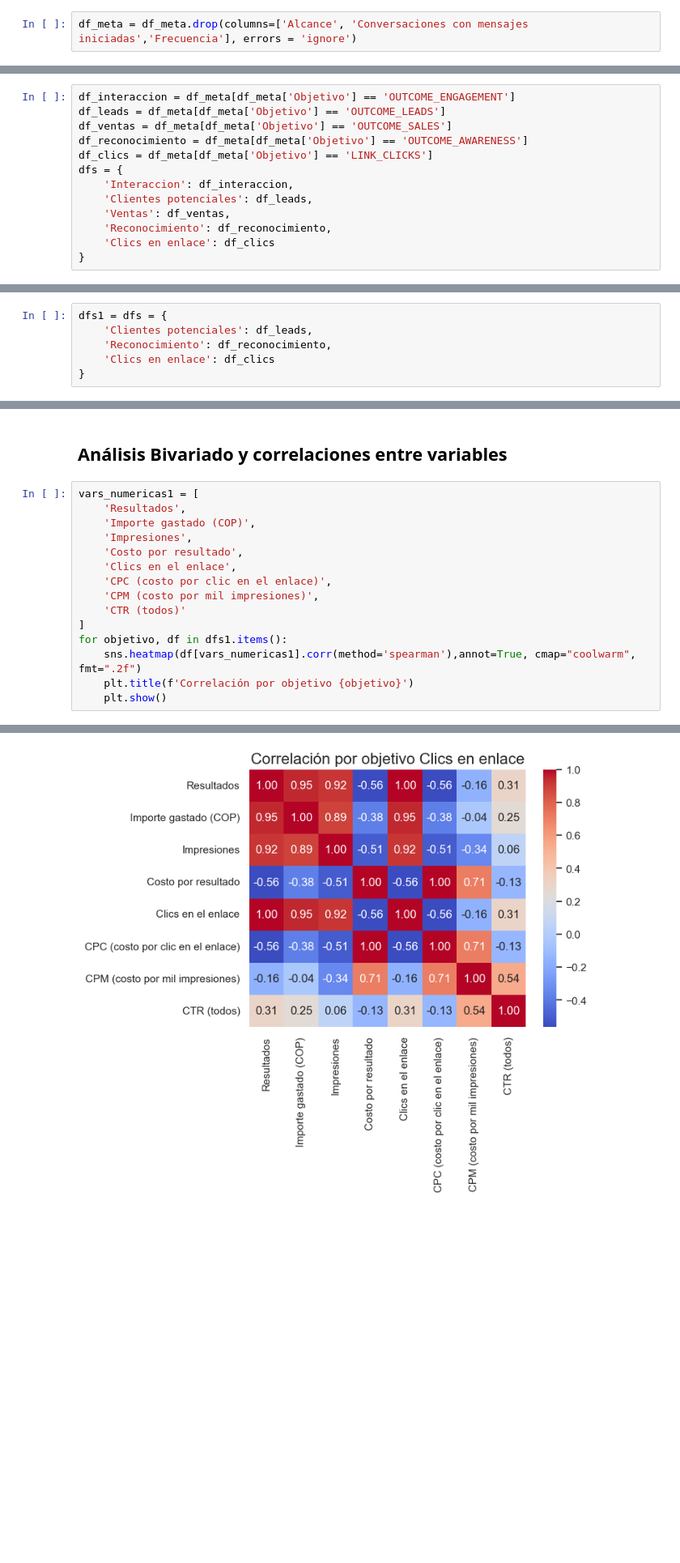
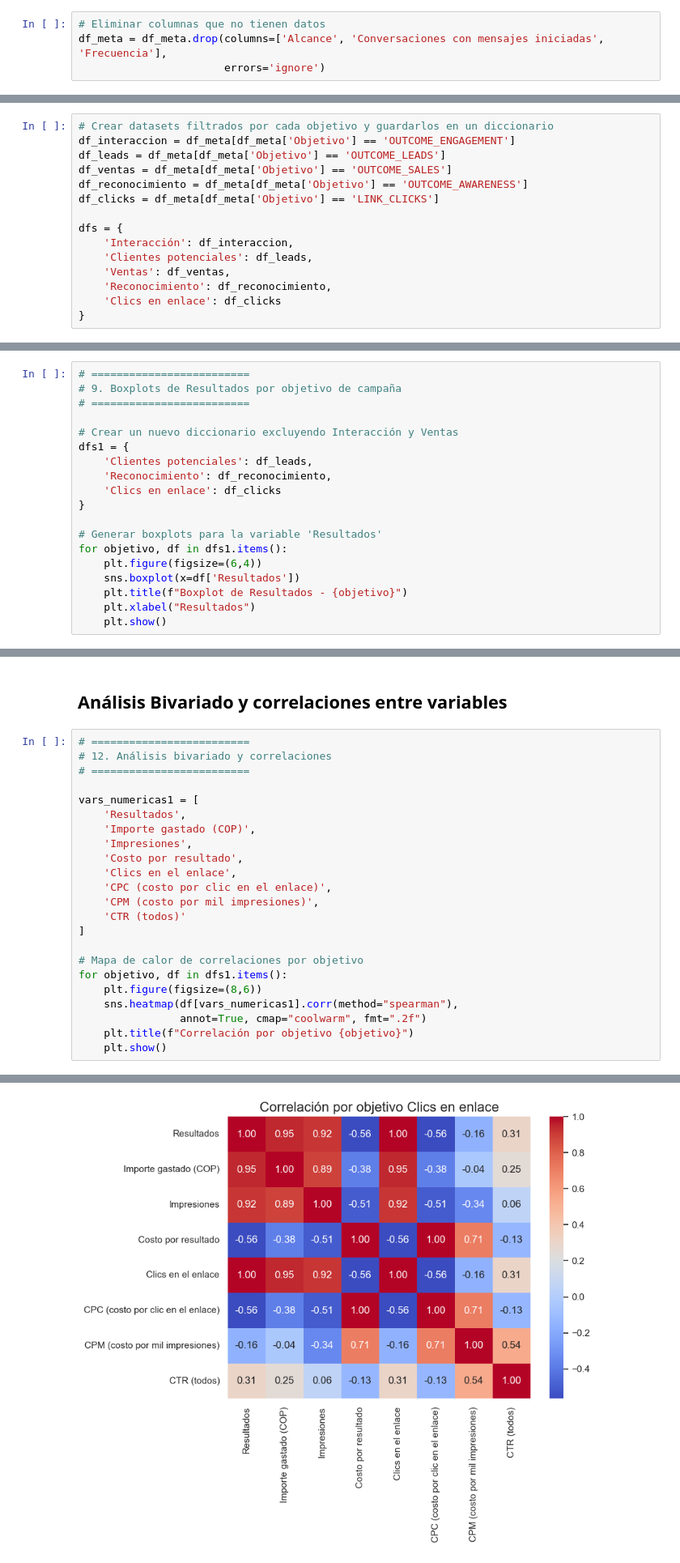
Before and after one commit to andresmaufer03/Proyecto-EDA, a Jupyter notebook: Meta Análisis/EDAMeta.ipynb, the cells around one changed output, grey strips where cells are left out. Shown at 81% size. Saved outputs shown, nothing was run; the diff lists cells and outputs as text; blank space fills up the shorter version.

```diff
--- a/Meta Análisis/EDAMeta.ipynb
+++ b/Meta Análisis/EDAMeta.ipynb
@@ -244,21 +335,25 @@ Name: count, dtype: int64
 # %% [markdown]
 Una vez identificados estos valores, se generan los datasets filtrados, pero primero vamos a eliminar las 3 columnas que no tienen datos
 # %%
-df_meta = df_meta.drop(columns=['Alcance', 'Conversaciones con mensajes iniciadas','Frecuencia'], errors = 'ignore')
+# Eliminar columnas que no tienen datos
+df_meta = df_meta.drop(columns=['Alcance', 'Conversaciones con mensajes iniciadas', 'Frecuencia'],
+                       errors='ignore')
 # %% [markdown]
 Creamos un dataset filtrado por objetivo de campaña y los guardamos en un diccionario para poder facilitar la creación de gráficas
 # %%
+# Crear datasets filtrados por cada objetivo y guardarlos en un diccionario
 df_interaccion = df_meta[df_meta['Objetivo'] == 'OUTCOME_ENGAGEMENT']
 df_leads = df_meta[df_meta['Objetivo'] == 'OUTCOME_LEADS']
 df_ventas = df_meta[df_meta['Objetivo'] == 'OUTCOME_SALES']
 df_reconocimiento = df_meta[df_meta['Objetivo'] == 'OUTCOME_AWARENESS']
-df_clics = df_meta[df_meta['Objetivo'] == 'LINK_CLICKS']
+df_clicks = df_meta[df_meta['Objetivo'] == 'LINK_CLICKS']
+
 dfs = {
-    'Interaccion': df_interaccion,
+    'Interacción': df_interaccion,
     'Clientes potenciales': df_leads,
     'Ventas': df_ventas,
     'Reconocimiento': df_reconocimiento,
-    'Clics en enlace': df_clics
+    'Clics en enlace': df_clicks
 }
 # %% [markdown]
 Creamos el histograma de la variable 'Resultados' para cada dataset filtrado
@@ -300,8 +402,21 @@ Al analizar la variable `Resultados` segmentada por objetivo de campaña, se obs
 # %% [markdown]
 Se crea un nuevo diccionario excluyendo los objetivos de Interacción y ventas. Posteriormente se generan los boxplots de la variable resultado
 # %%
-dfs1 = dfs = {
+# =========================
+# 9. Boxplots de Resultados por objetivo de campaña
+# =========================
+
+# Crear un nuevo diccionario excluyendo Interacción y Ventas
+dfs1 = {
     'Clientes potenciales': df_leads,
     'Reconocimiento': df_reconocimiento,
-    'Clics en enlace': df_clics
+    'Clics en enlace': df_clicks
 }
+
+# Generar boxplots para la variable 'Resultados'
+for objetivo, df in dfs1.items():
+    plt.figure(figsize=(6,4))
+    sns.boxplot(x=df['Resultados'])
+    plt.title(f"Boxplot de Resultados - {objetivo}")
+    plt.xlabel("Resultados")
+    plt.show()
@@ -434,6 +584,10 @@ Al analizar las variables categóricas segmentadas por objetivo de campaña, se
 # %% [markdown]
 ## Análisis Bivariado y correlaciones entre variables
 # %%
+# =========================
+# 12. Análisis bivariado y correlaciones
+# =========================
+
 vars_numericas1 = [
     'Resultados',
     'Importe gastado (COP)',
@@ -444,8 +598,12 @@ vars_numericas1 = [
     'CPM (costo por mil impresiones)',
     'CTR (todos)'
 ]
+
+# Mapa de calor de correlaciones por objetivo
 for objetivo, df in dfs1.items():
-    sns.heatmap(df[vars_numericas1].corr(method='spearman'),annot=True, cmap="coolwarm", fmt=".2f")
-    plt.title(f'Correlación por objetivo {objetivo}')
+    plt.figure(figsize=(8,6))
+    sns.heatmap(df[vars_numericas1].corr(method="spearman"),
+                annot=True, cmap="coolwarm", fmt=".2f")
+    plt.title(f"Correlación por objetivo {objetivo}")
     plt.show()
 # %% [output]
@@ -454,4 +612,4 @@ for objetivo, df in dfs1.items():
-[figure, old version]
+[figure, new version]
 # %% [markdown]
 ## Análisis de correlaciones por objetivo
 1. Clientes potenciales (Leads)
```
Also changed, not shown: parts of 71 cells of this notebook.
